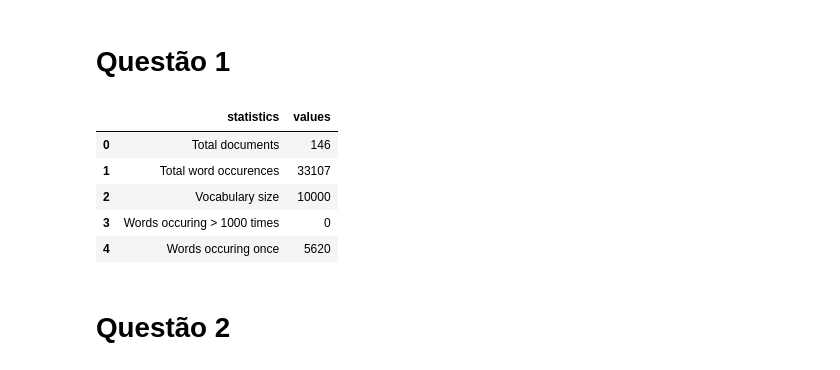
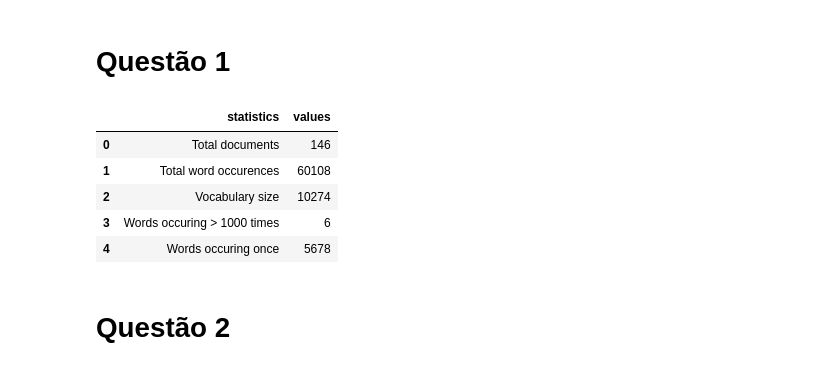
Before and after one commit to valterlucena/recuperacao-informacao, a Jupyter notebook: zipf/statistics_zipf.ipynb, the cells around one changed output. Saved outputs shown, nothing was run; the diff lists cells and outputs as text; code cells hidden in the pictures.

```diff
--- a/zipf/statistics_zipf.ipynb
+++ b/zipf/statistics_zipf.ipynb
@@ -29,10 +31,9 @@ news = pd.read_csv(data_url).replace(np.nan, '', regex=True)
 total_documents = news.text.count()
 
 toker = RegexpTokenizer('''\w+[-']*\w*''')
-stopwords = stopwords.words("portuguese")
 
 def isValid(token):
-  return token not in stopwords and len(token)>= 3 and not bool(re.search(r'\d', token))
+  return not bool(re.search(r'\d', token))
 
 word_list = []
 for new in news.text:
@@ -42,37 +43,37 @@ for new in news.text:
 total_word_occurences = len(word_list)
 vocabulary_size = len(set(word_list))
 
 words = pd.DataFrame(word_list, columns=['word'])
 word_counts = words.word.value_counts().reset_index()
 word_counts.columns = ['word', 'freq']
 word_counts['r'] = word_counts.freq.rank(ascending=False, method='first')
 
 occurs_mt_thousand = len(word_counts[word_counts.freq > 1000])
 occurs_once = len(word_counts[word_counts.freq == 1])
 
 statistics = ['Total documents',
               'Total word occurences',
               'Vocabulary size',
               'Words occuring > 1000 times',
               'Words occuring once'
              ]
 
 values = [total_documents,
           total_word_occurences,
           vocabulary_size,
           occurs_mt_thousand,
           occurs_once
          ]
 
 result_table = pd.DataFrame(data={'statistics': statistics, 'values': values})
 result_table
 # %% [output]
 |  | statistics | values |
 | 0 | Total documents | 146 |
-| 1 | Total word occurences | 33107 |
-| 2 | Vocabulary size | 10000 |
-| 3 | Words occuring > 1000 times | 0 |
-| 4 | Words occuring once | 5620 |
+| 1 | Total word occurences | 60108 |
+| 2 | Vocabulary size | 10274 |
+| 3 | Words occuring > 1000 times | 6 |
+| 4 | Words occuring once | 5678 |
 # %% [markdown]
 # Questão 2
 # %%
```
Also changed, not shown: parts of 9 cells of this notebook.
